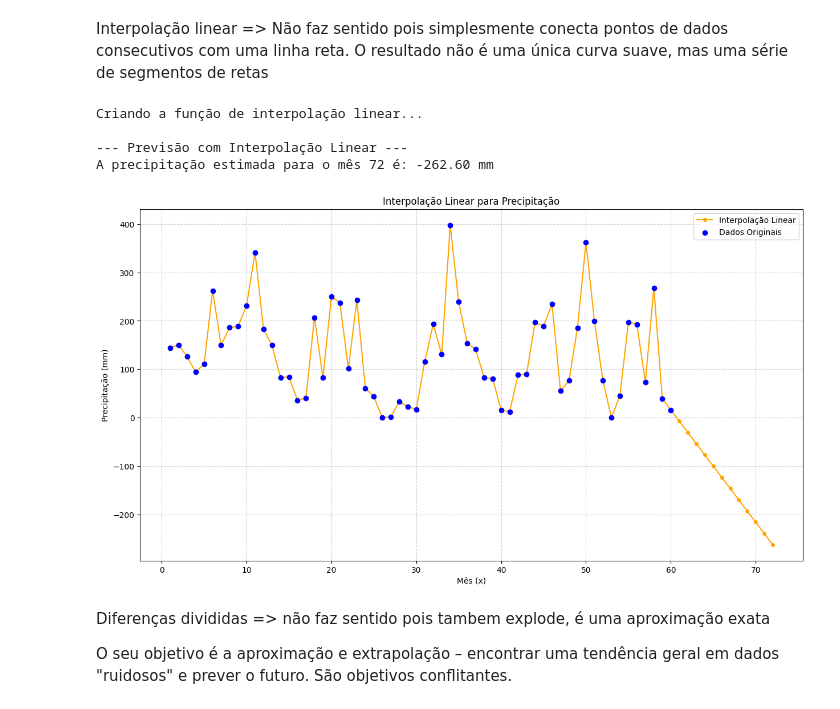
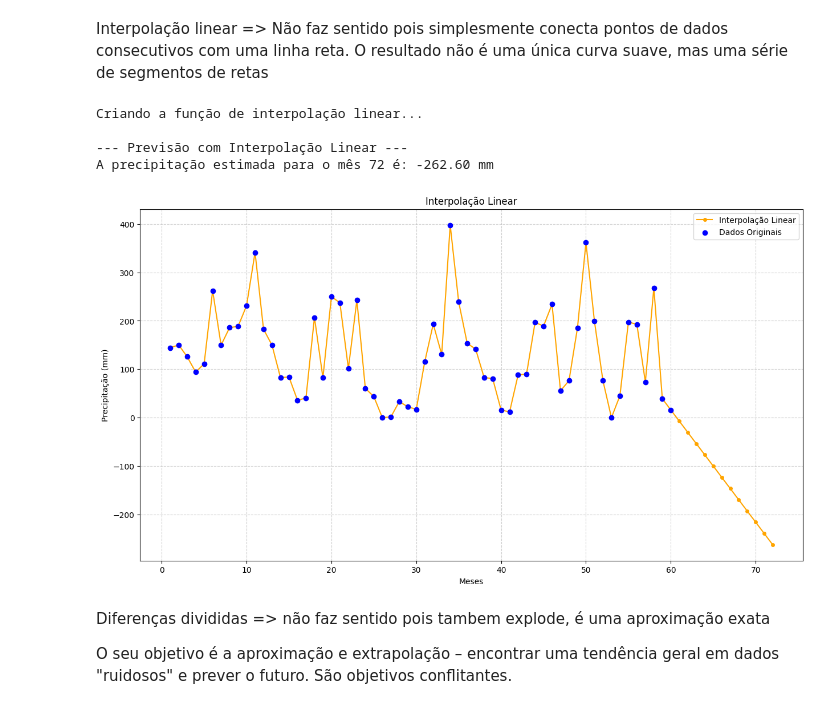
Before and after one commit to asegnibo/Calculo_Numerico, a Jupyter notebook: modelo_trigonometrico.ipynb, the cells around one changed output. Cells and saved outputs as stored; diff of their text form; code cells hidden in the pictures.

```diff
--- a/modelo_trigonometrico.ipynb
+++ b/modelo_trigonometrico.ipynb
@@ -294,36 +294,36 @@ print("Criando a função de interpolação linear...")
 funcao_linear = interp1d(x_dados, y_dados, kind='linear', fill_value="extrapolate")
 
 # 2. Calcular a previsão para o mês 72
 mes_futuro = 72
 precipitacao_prevista = funcao_linear(mes_futuro)
 
 print(f"\n--- Previsão com Interpolação Linear ---")
 print(f"A precipitação estimada para o mês {mes_futuro} é: {precipitacao_prevista:.2f} mm")
 
 # --- Visualização ---
 plt.figure(figsize=(15, 8))
 
 # Plotar a curva interpolada
 # Usamos os dados originais para x para mostrar os segmentos de reta
 x_curva = np.arange(1, 73) # Vai até o mês 72
 y_curva = funcao_linear(x_curva)
 plt.plot(x_curva, y_curva, label='Interpolação Linear', color='orange', marker='o', markersize=4)
 
 # Plotar os dados originais
 plt.scatter(x_dados, y_dados, color='blue', zorder=5, label='Dados Originais')
 
-plt.title('Interpolação Linear para Precipitação')
-plt.xlabel('Mês (x)')
+plt.title('Interpolação Linear')
+plt.xlabel('Meses')
 plt.ylabel('Precipitação (mm)')
 plt.grid(True, linestyle='--', alpha=0.6)
 plt.legend()
 plt.show()
 # %% [output]
 Criando a função de interpolação linear...
 
 --- Previsão com Interpolação Linear ---
 A precipitação estimada para o mês 72 é: -262.60 mm
-[figure, old version]
+[figure, new version]
 # %% [markdown]
 Diferenças divididas => não faz sentido pois tambem explode, é uma aproximação exata
 
```
Also changed, not shown: parts of 4 cells of this notebook.
